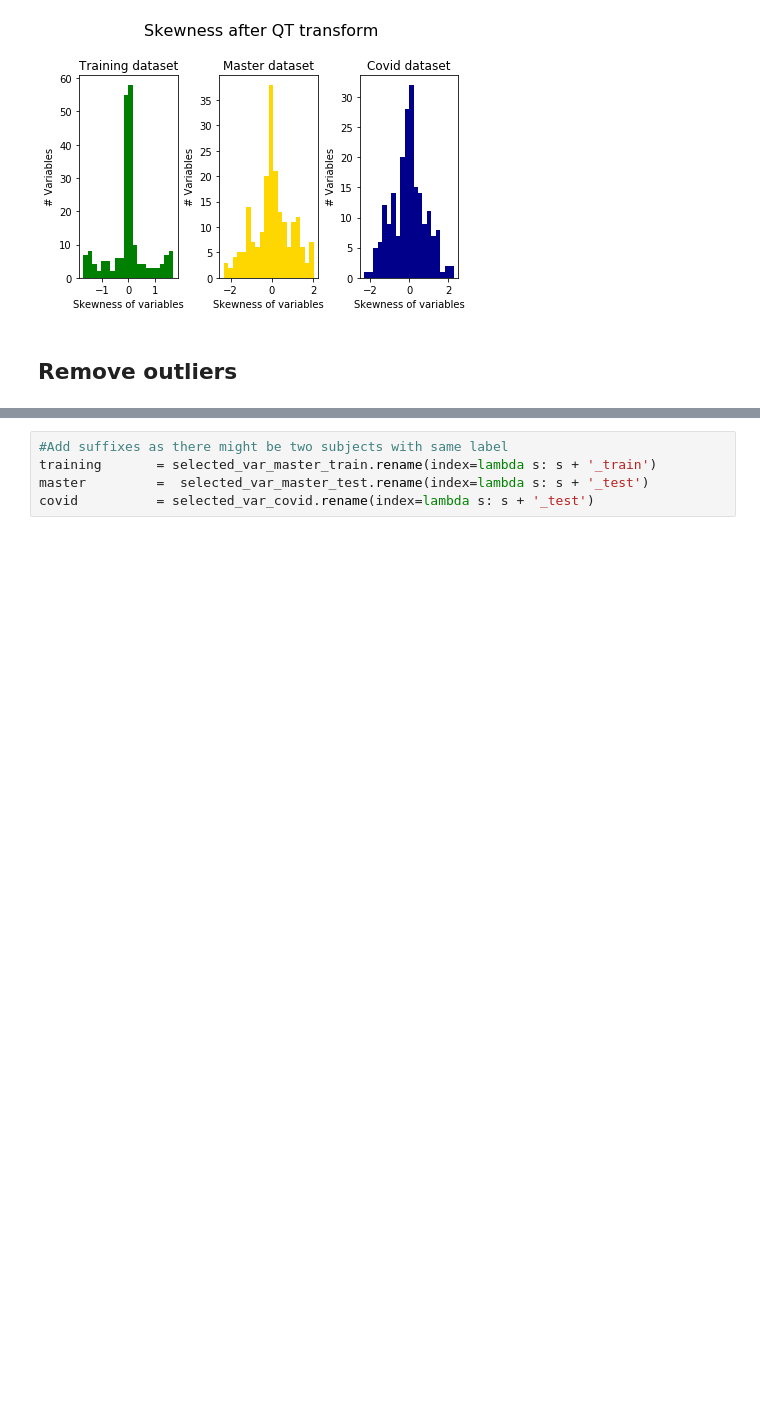
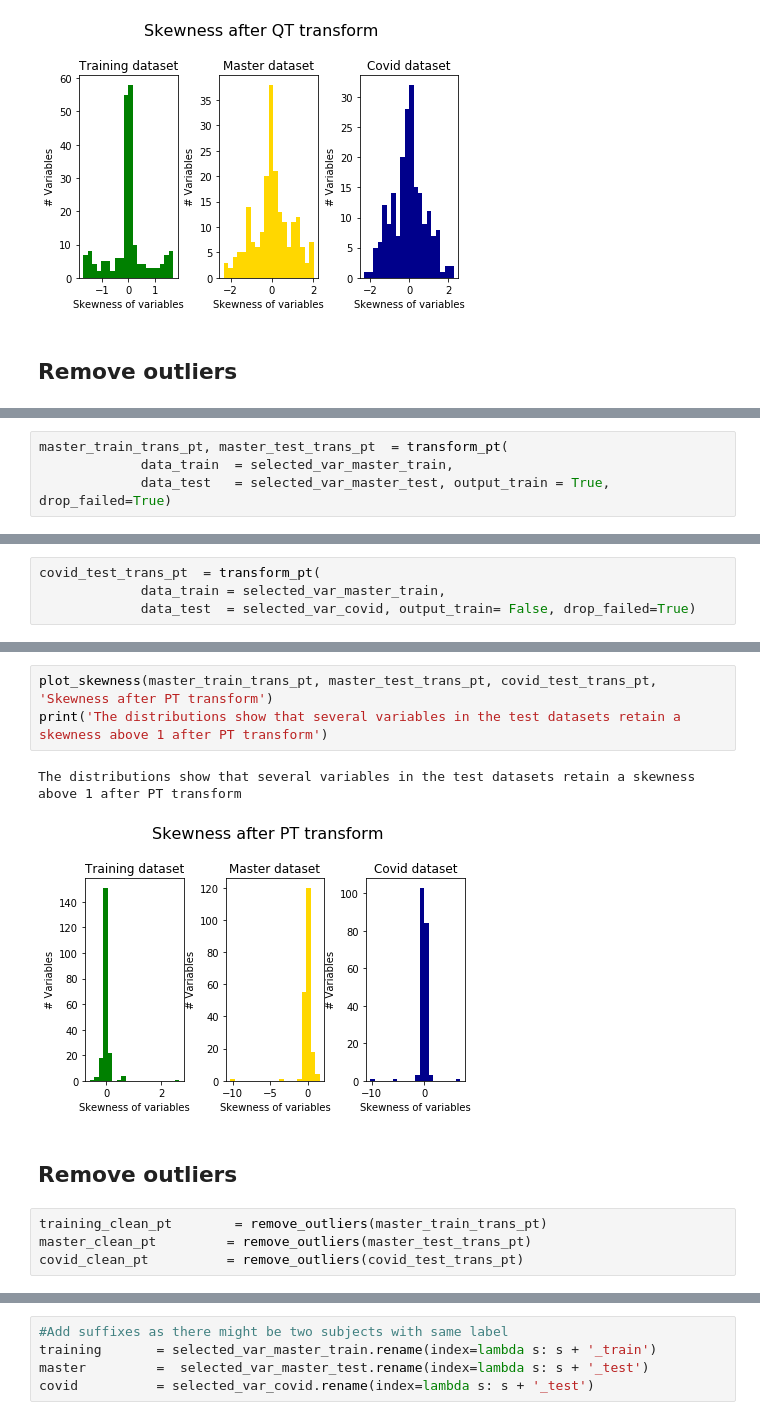
Before and after one commit to MatildeVaghi/Self_Regulation_Ontology, a Jupyter notebook: Debug_mv/Debug_qt_transform.ipynb, the cells around one changed output, grey strips where cells are left out. Cells and saved outputs as stored; diff of their text form; blank space fills up the shorter version.

Commit message:
adding modified jupyter notebook for qt transform

```diff
--- a/Debug_mv/Debug_qt_transform.ipynb
+++ b/Debug_mv/Debug_qt_transform.ipynb
@@ -240,0 +302,4 @@ Bear in mind: one variable needs to be dropped from the master dataset as skewen
+# %%
+master_train_trans_pt, master_test_trans_pt  = transform_pt(
+             data_train  = selected_var_master_train,
+             data_test   = selected_var_master_test, output_train = True, drop_failed=True)
@@ -240,0 +324,4 @@ Bear in mind: one variable needs to be dropped from the master dataset as skewen
+# %%
+covid_test_trans_pt  = transform_pt(
+             data_train = selected_var_master_train,
+             data_test  = selected_var_covid, output_train= False, drop_failed=True)
@@ -240,0 +346,12 @@ Bear in mind: one variable needs to be dropped from the master dataset as skewen
+# %%
+plot_skewness(master_train_trans_pt, master_test_trans_pt, covid_test_trans_pt, 'Skewness after PT transform')
+print('The distributions show that several variables in the test datasets retain a skewness above 1 after PT transform')
+# %% [output]
+The distributions show that several variables in the test datasets retain a skewness above 1 after PT transform
+[figure, added]
+# %% [markdown]
+## Remove outliers
+# %%
+training_clean_pt        = remove_outliers(master_train_trans_pt)
+master_clean_pt         = remove_outliers(master_test_trans_pt)
+covid_clean_pt          = remove_outliers(covid_test_trans_pt)
```
Also changed, not shown: parts of 17 cells of this notebook.
